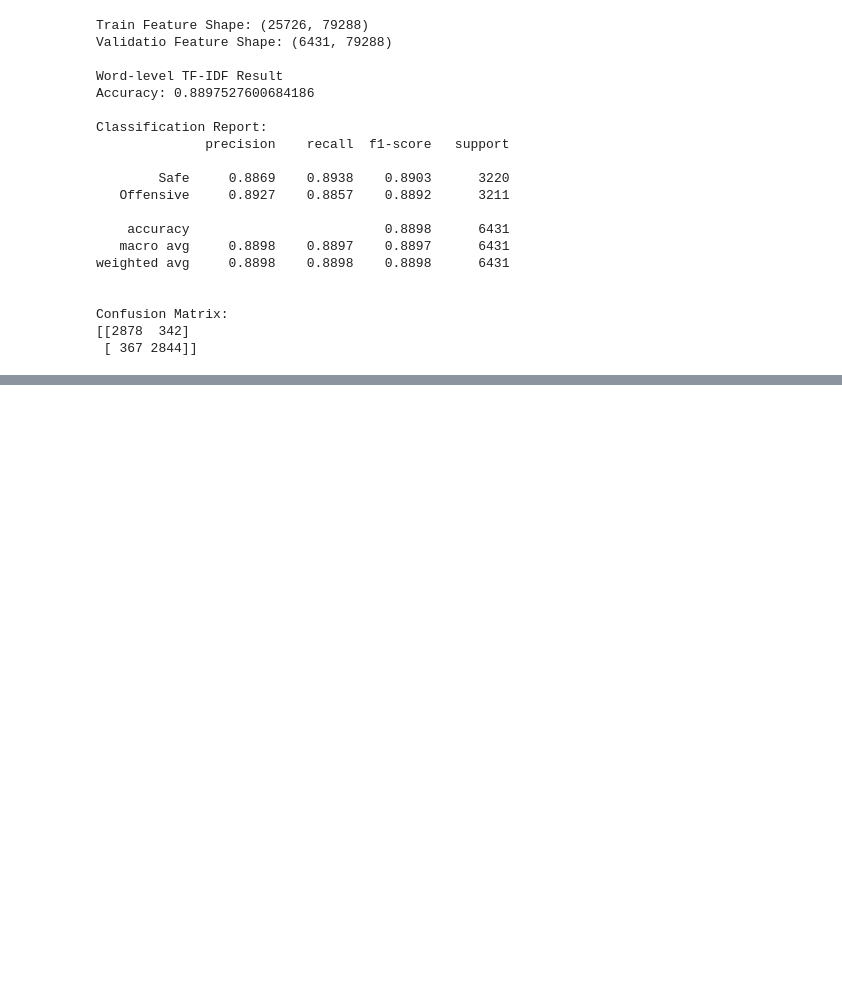
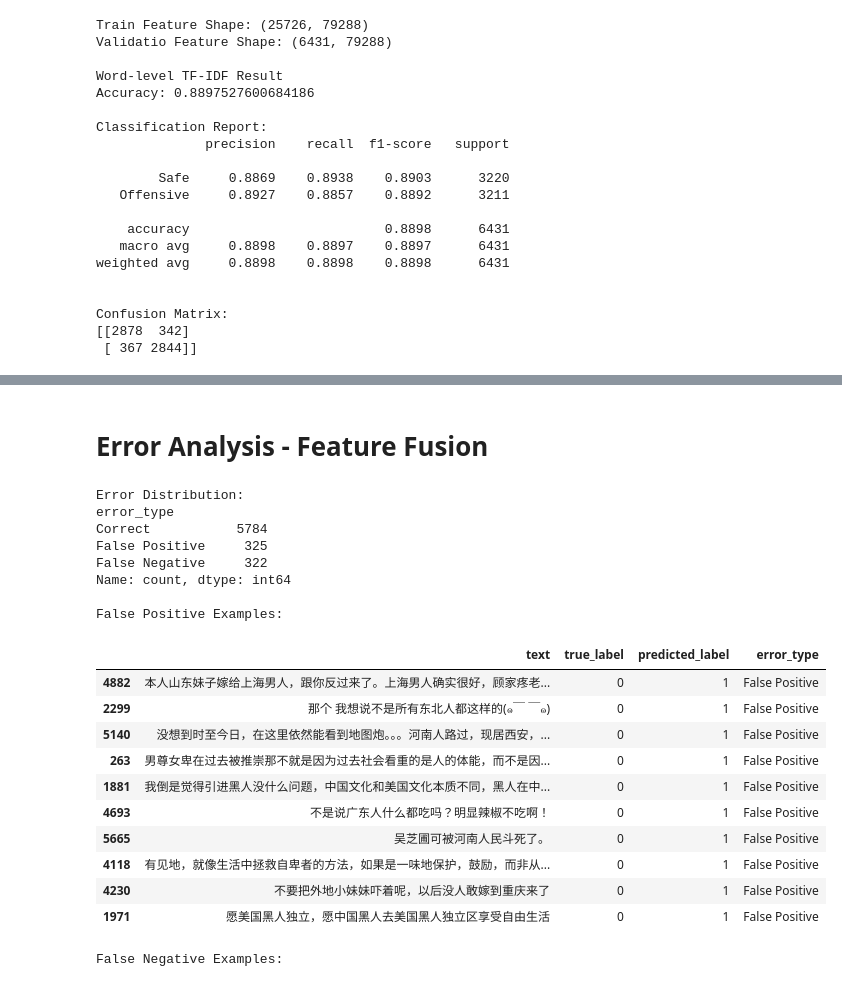
Before and after one commit to LiaoTian724/Comment-Moderation, a Jupyter notebook: Baseline/src/baseline_model.ipynb, the cells around one changed output, grey strips where cells are left out. Cells and saved outputs as stored; diff of their text form; code cells hidden in the pictures; blank space fills up the shorter version.

```diff
--- a/Baseline/src/baseline_model.ipynb
+++ b/Baseline/src/baseline_model.ipynb
@@ -262,0 +435,67 @@ def plot_model_results(y_true, y_pred, model_name):
+# %% [markdown]
+# Error Analysis - Feature Fusion
+# %%
+# ==========================================
+# Error Analysis - Feature Fusion
+# ==========================================
+
+# 1. Create Prediction DataFrame
+error_df = pd.DataFrame({
+    "text": X_validation.reset_index(drop=True),
+    "true_label": y_validation.reset_index(drop=True),
+    "predicted_label": fusion_validation_pred
+})
+
+# 2. Identify Error Types
+error_df["error_type"] = "Correct"
+
+# False Positive: Safe -> Offensive
+error_df.loc[
+    (error_df["true_label"] == 0) &
+    (error_df["predicted_label"] == 1),
+    "error_type"
+] = "False Positive"
+
+# False Negative: Offensive -> Safe
+error_df.loc[
+    (error_df["true_label"] == 1) &
+    (error_df["predicted_label"] == 0),
+    "error_type"
+] = "False Negative"
+
+# 3. Separate Misclassified Samples
+fp_errors = error_df[error_df["error_type"] == "False Positive"]
+fn_errors = error_df[error_df["error_type"] == "False Negative"]
+
+print("Error Distribution:")
+print(error_df["error_type"].value_counts())
+
+# 4. Display Misclassified Comments
+pd.set_option("display.max_colwidth", 200)
+
+print("\nFalse Positive Examples:")
+display(fp_errors.sample(n=min(10, len(fp_errors)), random_state=42))
+
+print("\nFalse Negative Examples:")
+display(fn_errors.sample(n=min(10, len(fn_errors)), random_state=42))
+# %% [output]
+Error Distribution:
+error_type
+Correct           5784
+False Positive     325
+False Negative     322
+Name: count, dtype: int64
+
+False Positive Examples:
+|  | text | true_label | predicted_label | error_type |
+| 4882 | 本人山东妹子嫁给上海男人，跟你反过来了。上海男人确实很好，顾家疼老... | 0 | 1 | False Positive |
+| 2299 | 那个 我想说不是所有东北人都这样的(๑￣ ￣๑) | 0 | 1 | False Positive |
+| 5140 | 没想到时至今日，在这里依然能看到地图炮。。。河南人路过，现居西安，... | 0 | 1 | False Positive |
+| 263 | 男尊女卑在过去被推崇那不就是因为过去社会看重的是人的体能，而不是因... | 0 | 1 | False Positive |
+| 1881 | 我倒是觉得引进黑人没什么问题，中国文化和美国文化本质不同，黑人在中... | 0 | 1 | False Positive |
+| 4693 | 不是说广东人什么都吃吗？明显辣椒不吃啊！ | 0 | 1 | False Positive |
+| 5665 | 吴芝圃可被河南人民斗死了。 | 0 | 1 | False Positive |
+| 4118 | 有见地，就像生活中拯救自卑者的方法，如果是一味地保护，鼓励，而非从... | 0 | 1 | False Positive |
+| 4230 | 不要把外地小妹妹吓着呢，以后没人敢嫁到重庆来了 | 0 | 1 | False Positive |
+| 1971 | 愿美国黑人独立，愿中国黑人去美国黑人独立区享受自由生活 | 0 | 1 | False Positive |
+False Negative Examples:
```
Also changed, not shown: parts of 9 cells of this notebook, 6 other files.
